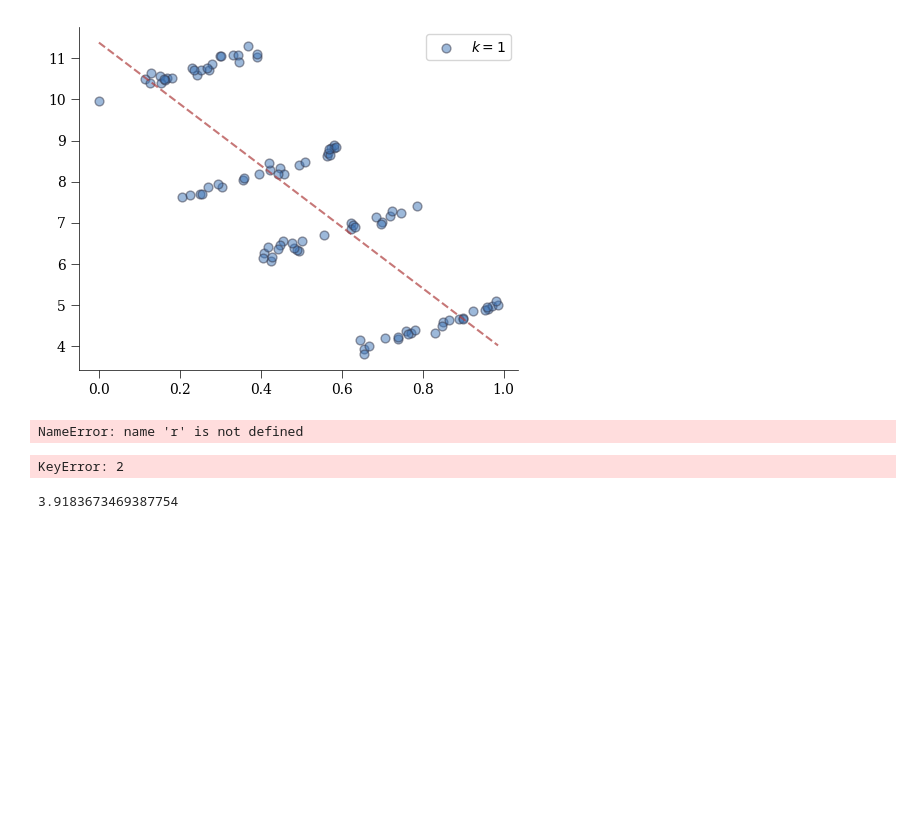
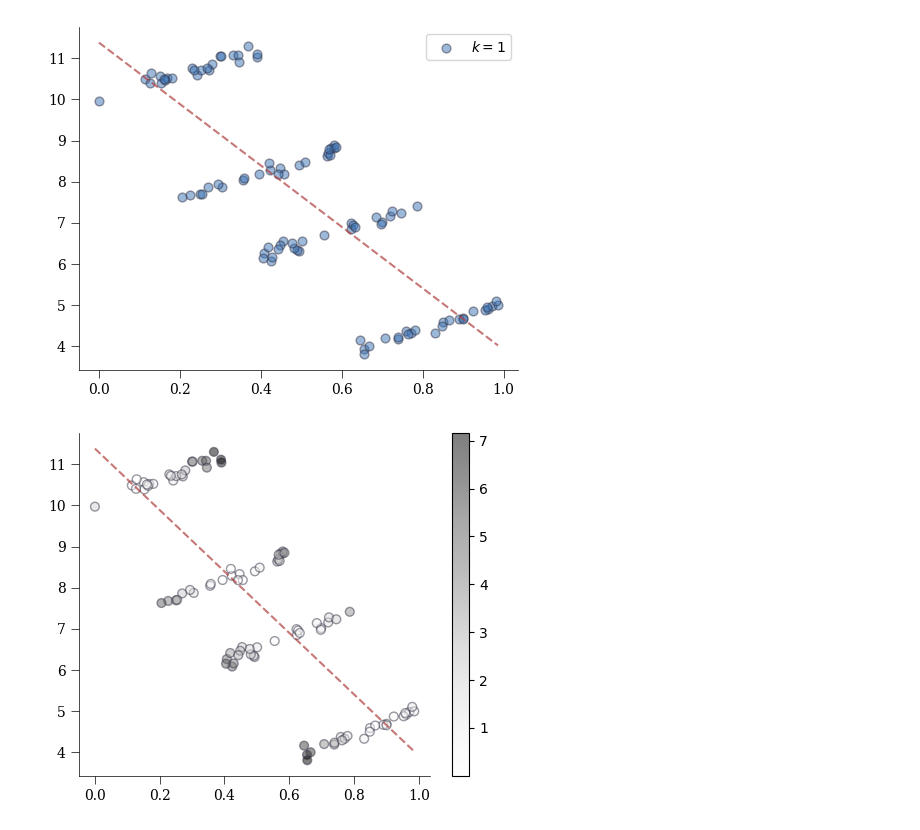
Before and after one commit to brandonsmith301/personal, a Jupyter notebook: notebooks/2025-07-17-nc-ns-clr.ipynb, the cells around one changed output. Cells and saved outputs as stored; diff of their text form; code cells hidden in the pictures; blank space fills up the shorter version.

```diff
--- a/notebooks/2025-07-17-nc-ns-clr.ipynb
+++ b/notebooks/2025-07-17-nc-ns-clr.ipynb
@@ -178,31 +178,3 @@ plt.savefig(
 plt.show()
 # %% [output]
 [figure]
-# %%
-def auxiliary_function(u, v, A, r, p=2):
-    best_u, best_v = u, v
-    for i, (a, b) in enumerate(A):
-        error = h(u, v, a, b, p)
-        if error < r[i]:
-            best_u, best_v = u, v
-
-    return best_u, best_v
-
-
-auxiliary_function(past[1][0], past[1][1], A, r, p=2)
-# %% [output]
-NameError: name 'r' is not defined
-# %%
-for k in range(2, 5):
-    r = h(past[k - 1][0], past[k - 1][1], A[:, 0], A[:, 1], p=2)
-# %% [output]
-KeyError: 2
-# %%
-from scipy.stats import nhypergeom
-
-p = 4/52  # probability of ace on first draw
-expected_flips = nhypergeom.mean(52, 4, 48)
-
-expected_flips
-# %% [output]
-3.9183673469387754
@@ -208,0 +188,49 @@ expected_flips
+# %%
+past = {1: lingress(A[:, 0], A[:, 1])}
+
+errors = []
+for i in range(len(A)):
+    e = (past[1][0] * A[i, 0] + past[1][1] - A[i, 1]) ** 2
+    errors.append(e)
+# %%
+fig, ax = plt.subplots(figsize=(5, 4))
+
+x_range = np.linspace(min(A[:, 0]), max(A[:, 0]), m * 4)
+x, y = lingress(A[:, 0], A[:, 1], intercept=True)
+
+plt.scatter(
+    A[:, 0],
+    A[:, 1],
+    c=errors,
+    cmap="Grays",
+    # color=regression_c[0],
+    edgecolors=colours[0],
+    linewidths=1,
+    alpha=0.5,
+    s=40,
+    label="$k=1$",
+)
+
+plt.plot(
+    x_range,
+    x * x_range + y,
+    color="#AF3E3E",
+    alpha=0.7,
+    linestyle="--",
+)
+
+cbar = plt.colorbar()
+ax.tick_params(axis="both", labelfontfamily="Serif", labelsize=10, width=0.5, length=6)
+
+for s in ["top", "left", "right", "bottom"]:
+    ax.spines[s].set_linewidth(0.5)
+
+# plt.legend()
+plt.tight_layout()
+plt.savefig(
+    f"{save_dir}/{file_name}-4.svg", dpi=75, bbox_inches="tight", edgecolor="none"
+)
+
+plt.show()
+# %% [output]
+[figure, added]
```
Also changed, not shown: parts of 1 cell of this notebook, 6 other files.
